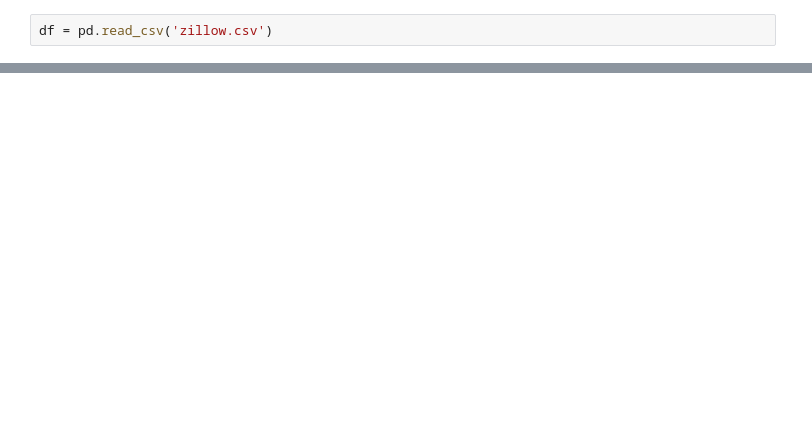
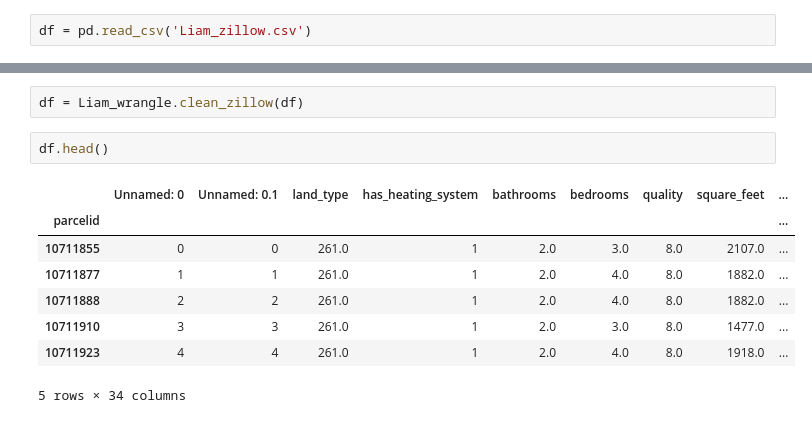
Before and after one commit to Zillow-Project/zillow_project_2021, a Jupyter notebook: Liam/clustering_project_Liam.ipynb, the cells around one changed output, grey strips where cells are left out. Cells and saved outputs as stored; diff of their text form; blank space fills up the shorter version.

```diff
--- a/Liam/clustering_project_Liam.ipynb
+++ b/Liam/clustering_project_Liam.ipynb
@@ -8,3 +5,3 @@ df.to_csv('zillow.csv')
 # %%
-df = pd.read_csv('zillow.csv')
+df = pd.read_csv('Liam_zillow.csv')
 # %%
@@ -17,0 +41,13 @@ df.info()
+# %%
+df = Liam_wrangle.clean_zillow(df)
+# %%
+df.head()
+# %% [output]
+|  | Unnamed: 0 | Unnamed: 0.1 | land_type | has_heating_system | bathrooms | bedrooms | quality | square_feet | ... |
+| parcelid |  |  |  |  |  |  |  |  | ... |
+| 10711855 | 0 | 0 | 261.0 | 1 | 2.0 | 3.0 | 8.0 | 2107.0 | ... |
+| 10711877 | 1 | 1 | 261.0 | 1 | 2.0 | 4.0 | 8.0 | 1882.0 | ... |
+| 10711888 | 2 | 2 | 261.0 | 1 | 2.0 | 4.0 | 8.0 | 1882.0 | ... |
+| 10711910 | 3 | 3 | 261.0 | 1 | 2.0 | 3.0 | 8.0 | 1477.0 | ... |
+| 10711923 | 4 | 4 | 261.0 | 1 | 2.0 | 4.0 | 8.0 | 1918.0 | ... |
+5 rows × 34 columns
```
Also changed, not shown: parts of 15 cells of this notebook, 3 other files.
